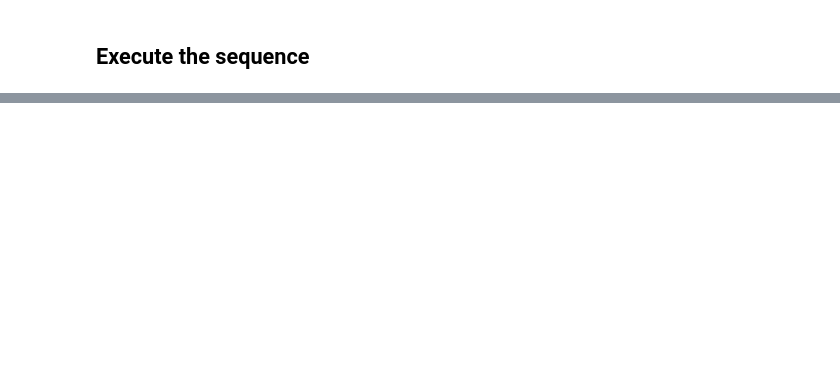
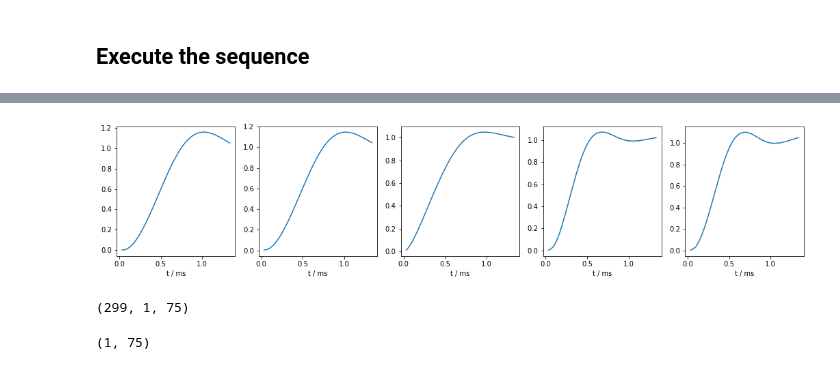
Before and after one commit to alsinmr/SLEEPY, a Jupyter notebook: examples/REDOR.ipynb, the cells around one changed output, grey strips where cells are left out. Saved outputs shown, nothing was run; the diff lists cells and outputs as text; code cells hidden in the pictures; blank space fills up the shorter version.

```diff
--- a/examples/REDOR.ipynb
+++ b/examples/REDOR.ipynb
@@ -124,0 +125,16 @@ ax.figure.set_size_inches([10,6])
+# %%
+fig,ax=plt.subplots(1,5)
+fig.set_size_inches([18,3.5])
+for a,rho0 in zip(ax,rho):
+    a.plot(rho0.t_axis[:40]*1e3,1-rho0.I.real[0][:40])
+    a.set_xlabel('t / ms')
+# %% [output]
+[figure, added]
+# %%
+rho[0].Ipwd.shape
+# %% [output]
+(299, 1, 75)
+# %%
+rho[0].I.shape
+# %% [output]
+(1, 75)
```
Also changed, not shown: parts of 6 cells of this notebook, 9 other files.
